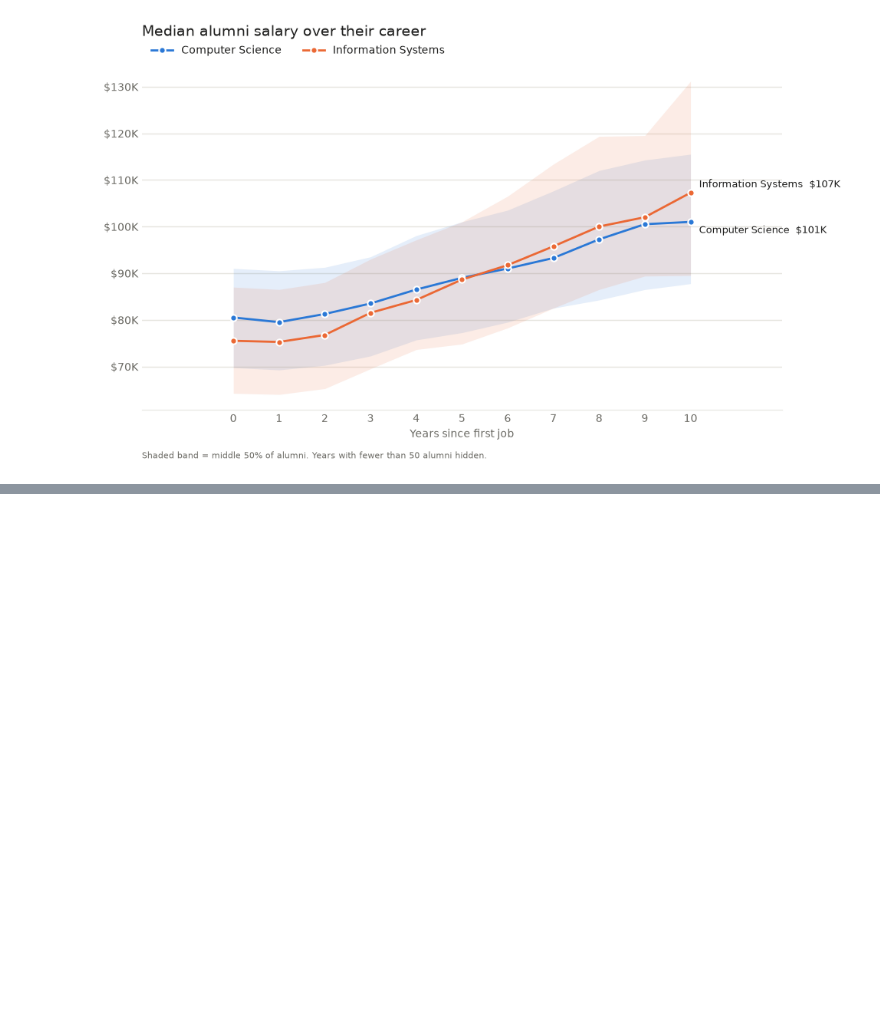
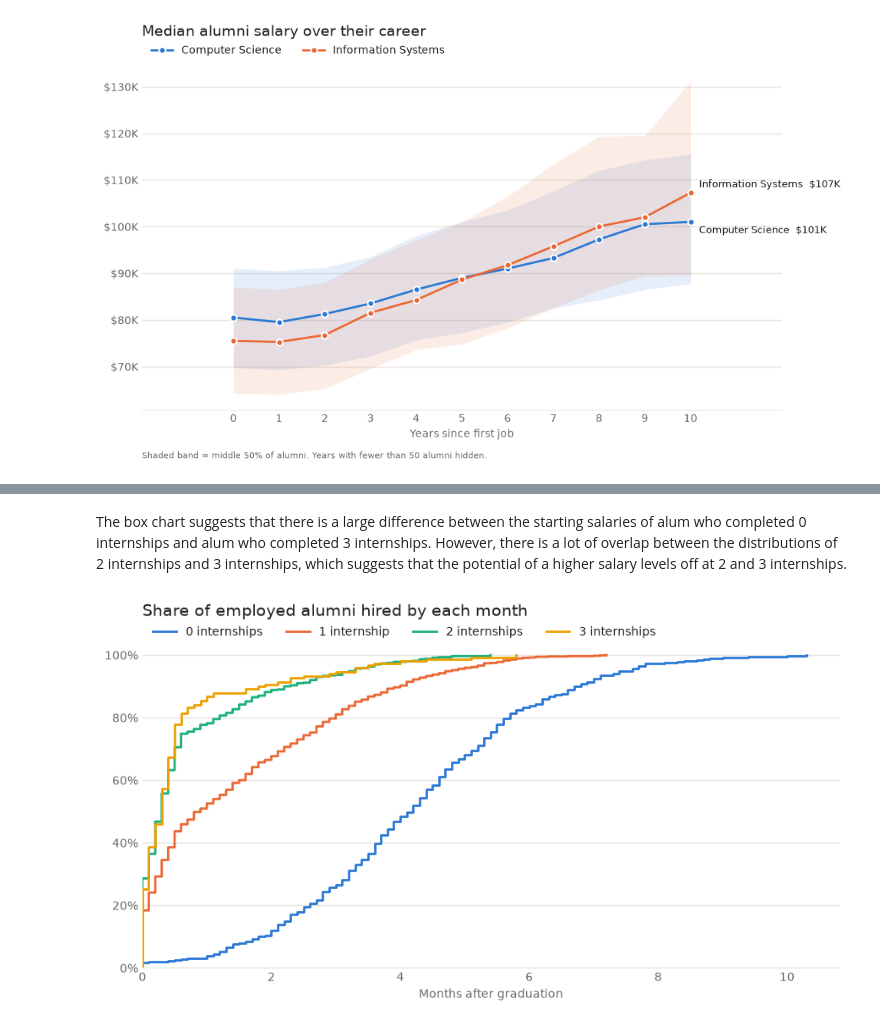
Before and after one commit to WestphalianFresco/TSWhackUMBC, a Jupyter notebook: dataset_analysis.ipynb, the cells around one changed output, grey strips where cells are left out. Drawn from its saved outputs; the diff is of its cells as text; code cells hidden in the pictures; blank space fills up the shorter version.

```diff
--- a/dataset_analysis.ipynb
+++ b/dataset_analysis.ipynb
@@ -230,0 +307,26 @@ This idea of similar salaries is further shown in the above chart, where the med
+# %% [markdown]
+The box chart suggests that there is a large difference between the starting salaries of alum who completed 0 internships and alum who completed 3 internships. However, there is a lot of overlap between the distributions of 2 internships and 3 internships, which suggests that the potential of a higher salary levels off at 2 and 3 internships.
+# %%
+fig, ax = plt.subplots(figsize=(9, 5))
+for i, c in enumerate(counts):
+    months = np.sort(df_intern.loc[df_intern['internship_count'] == c, 'months_to_first_job'].dropna())
+    pct_hired = np.arange(1, len(months) + 1) / len(months)
+    ax.step(months, pct_hired, where='post', color=SERIES_COLORS[i], linewidth=2)
+
+ax.set_xlabel('Months after graduation', color=INK_MUTED)
+ax.yaxis.set_major_formatter(FuncFormatter(lambda v, _: f"{v:.0%}"))
+ax.tick_params(colors=INK_MUTED, length=0)
+ax.grid(axis='y', color=GRID, linewidth=1)
+ax.set_axisbelow(True)
+for side in ['top', 'right', 'left']:
+    ax.spines[side].set_visible(False)
+ax.spines['bottom'].set_color(GRID)
+ax.set_xlim(0, None)
+ax.set_ylim(0, 1.02)
+ax.set_title('Share of employed alumni hired by each month', loc='left', fontsize=14, color=INK, pad=28)
+ax.legend([f"{c} internship{'s' if c != 1 else ''}" for c in counts], loc='lower left',
+          bbox_to_anchor=(0, 1.0), ncol=len(counts), frameon=False, fontsize=10, labelcolor=INK)
+plt.tight_layout()
+plt.show()
+# %% [output]
+[figure, added]
```
Also changed, not shown: parts of 12 cells of this notebook.
